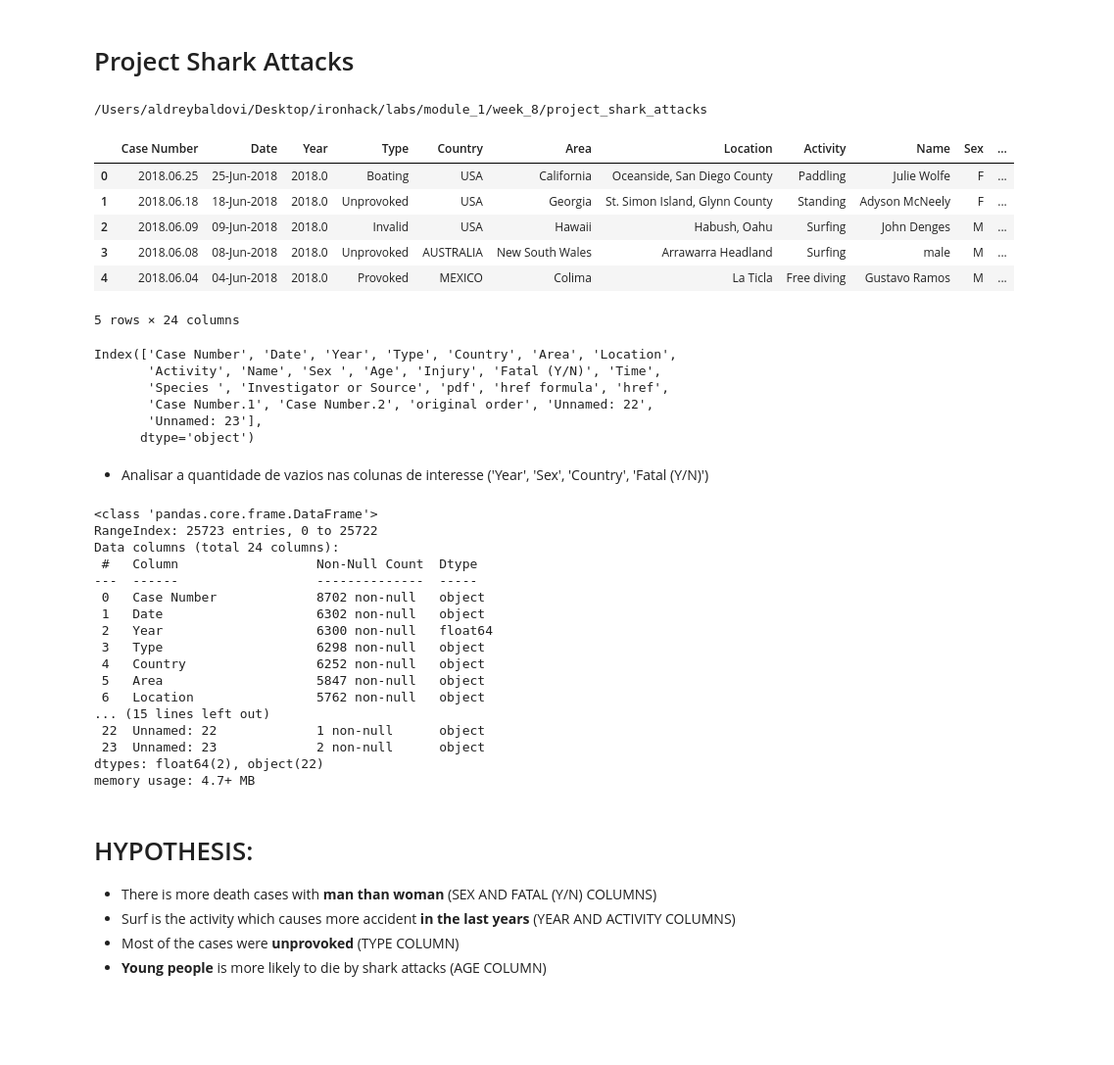
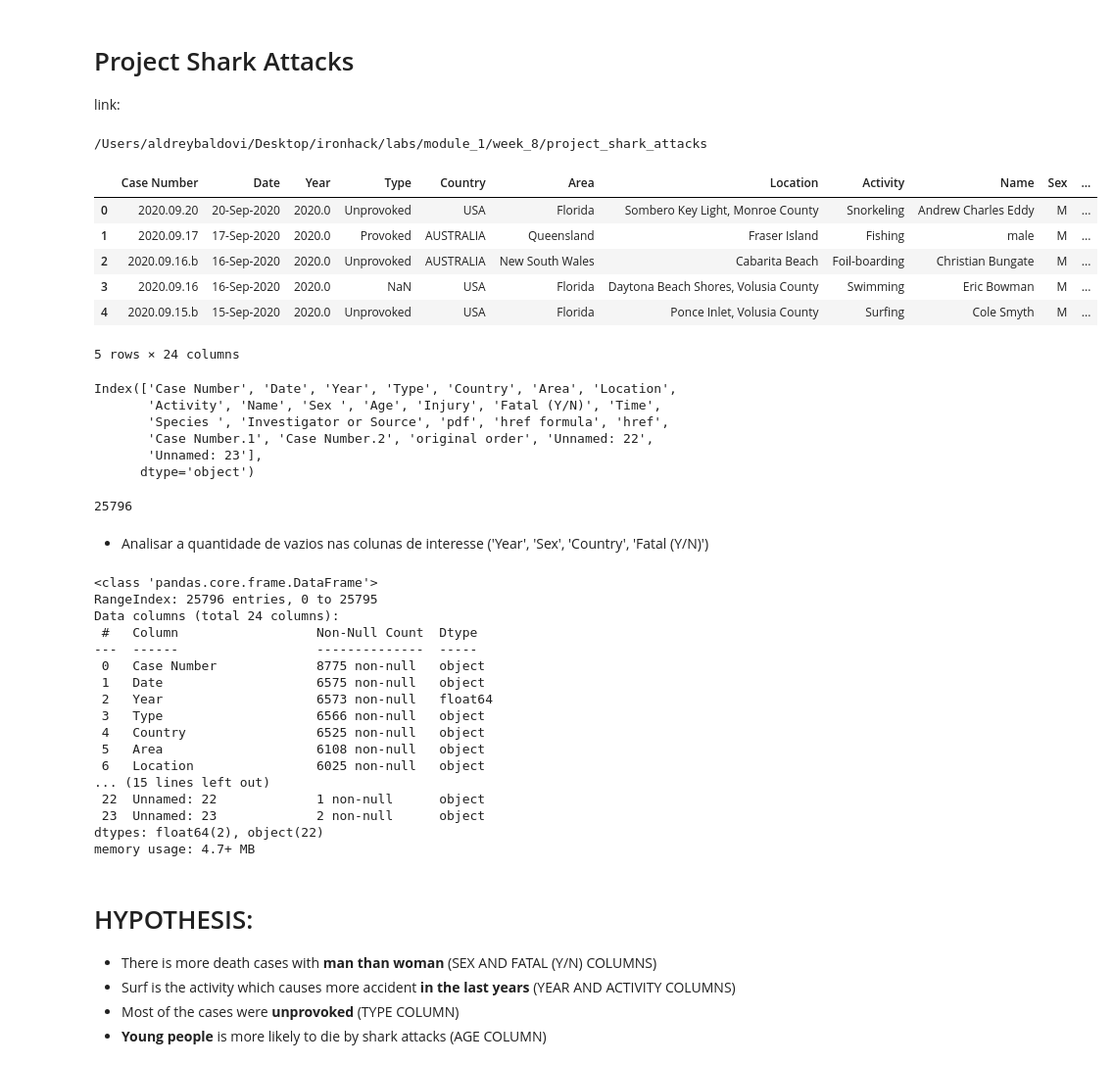
Before and after one commit to aldrey-baldovi/data-analysis-study, a Jupyter notebook: labs/module_1/week_8/project_shark_attacks/shark_attacks_project.ipynb, the cells around one changed output. Shown: that part at 98% size. Cells and saved outputs as stored; diff of their text form; code cells hidden in the pictures; blank space fills up the shorter version.

Commit message:
feat(project2): Add Shark attacks project v2 week 8

```diff
--- a/labs/module_1/week_8/project_shark_attacks/shark_attacks_project.ipynb
+++ b/labs/module_1/week_8/project_shark_attacks/shark_attacks_project.ipynb
@@ -1,5 +1,7 @@
 # %% [markdown]
 # Project Shark Attacks
+
+link:
 # %%
 import pandas as pd
 import numpy as np
@@ -9,15 +11,15 @@ import re
 # %% [output]
 /Users/aldreybaldovi/Desktop/ironhack/labs/module_1/week_8/project_shark_attacks
 # %%
-df = pd.read_csv('attacks.csv', encoding='latin1')
+df = pd.read_excel('GSAF5.xls', encoding='latin1')
 df.head()
 # %% [output]
 |  | Case Number | Date | Year | Type | Country | Area | Location | Activity | Name | Sex | ... |
-| 0 | 2018.06.25 | 25-Jun-2018 | 2018.0 | Boating | USA | California | Oceanside, San Diego County | Paddling | Julie Wolfe | F | ... |
-| 1 | 2018.06.18 | 18-Jun-2018 | 2018.0 | Unprovoked | USA | Georgia | St. Simon Island, Glynn County | Standing | Adyson McNeely | F | ... |
-| 2 | 2018.06.09 | 09-Jun-2018 | 2018.0 | Invalid | USA | Hawaii | Habush, Oahu | Surfing | John Denges | M | ... |
-| 3 | 2018.06.08 | 08-Jun-2018 | 2018.0 | Unprovoked | AUSTRALIA | New South Wales | Arrawarra Headland | Surfing | male | M | ... |
-| 4 | 2018.06.04 | 04-Jun-2018 | 2018.0 | Provoked | MEXICO | Colima | La Ticla | Free diving | Gustavo Ramos | M | ... |
+| 0 | 2020.09.20 | 20-Sep-2020 | 2020.0 | Unprovoked | USA | Florida | Sombero Key Light, Monroe County | Snorkeling | Andrew Charles Eddy | M | ... |
+| 1 | 2020.09.17 | 17-Sep-2020 | 2020.0 | Provoked | AUSTRALIA | Queensland | Fraser Island | Fishing | male | M | ... |
+| 2 | 2020.09.16.b | 16-Sep-2020 | 2020.0 | Unprovoked | AUSTRALIA | New South Wales | Cabarita Beach | Foil-boarding | Christian Bungate | M | ... |
+| 3 | 2020.09.16 | 16-Sep-2020 | 2020.0 | NaN | USA | Florida | Daytona Beach Shores, Volusia County | Swimming | Eric Bowman | M | ... |
+| 4 | 2020.09.15.b | 15-Sep-2020 | 2020.0 | Unprovoked | USA | Florida | Ponce Inlet, Volusia County | Surfing | Cole Smyth | M | ... |
 5 rows × 24 columns
 # %%
 df.columns
@@ -28,6 +30,10 @@ Index(['Case Number', 'Date', 'Year', 'Type', 'Country', 'Area', 'Location',
        'Case Number.1', 'Case Number.2', 'original order', 'Unnamed: 22',
        'Unnamed: 23'],
       dtype='object')
+# %%
+len(df)
+# %% [output]
+25796
 # %%
 df_bkp = df.copy()
 # %% [markdown]
@@ -36,17 +42,17 @@ df_bkp = df.copy()
 df_bkp.info()
 # %% [output]
 <class 'pandas.core.frame.DataFrame'>
-RangeIndex: 25723 entries, 0 to 25722
+RangeIndex: 25796 entries, 0 to 25795
 Data columns (total 24 columns):
  #   Column                  Non-Null Count  Dtype
 ---  ------                  --------------  -----
- 0   Case Number             8702 non-null   object
- 1   Date                    6302 non-null   object
- 2   Year                    6300 non-null   float64
- 3   Type                    6298 non-null   object
- 4   Country                 6252 non-null   object
- 5   Area                    5847 non-null   object
- 6   Location                5762 non-null   object
+ 0   Case Number             8775 non-null   object
+ 1   Date                    6575 non-null   object
+ 2   Year                    6573 non-null   float64
+ 3   Type                    6566 non-null   object
+ 4   Country                 6525 non-null   object
+ 5   Area                    6108 non-null   object
+ 6   Location                6025 non-null   object
 ... (15 lines left out)
  22  Unnamed: 22             1 non-null      object
  23  Unnamed: 23             2 non-null      object
```
Also changed, not shown: parts of 46 cells of this notebook, 1 other file.
